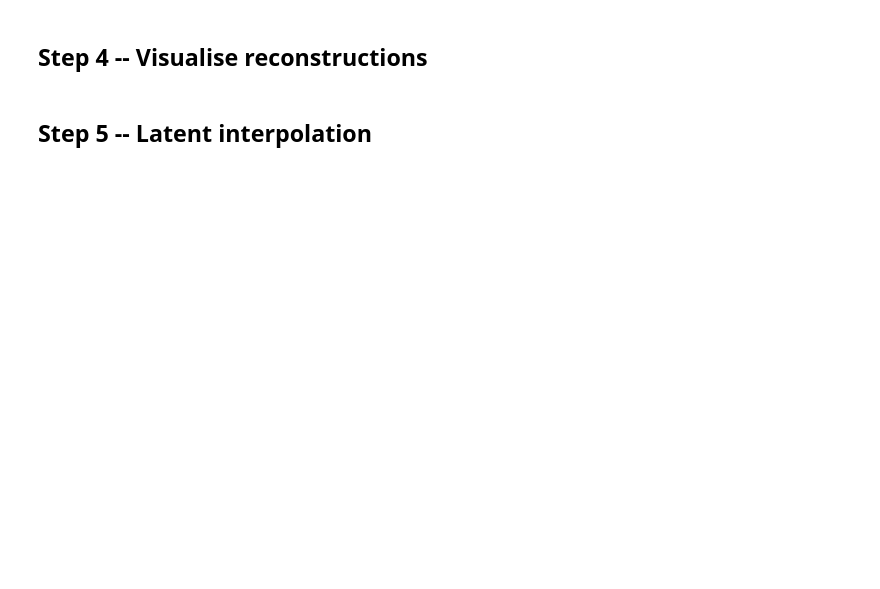
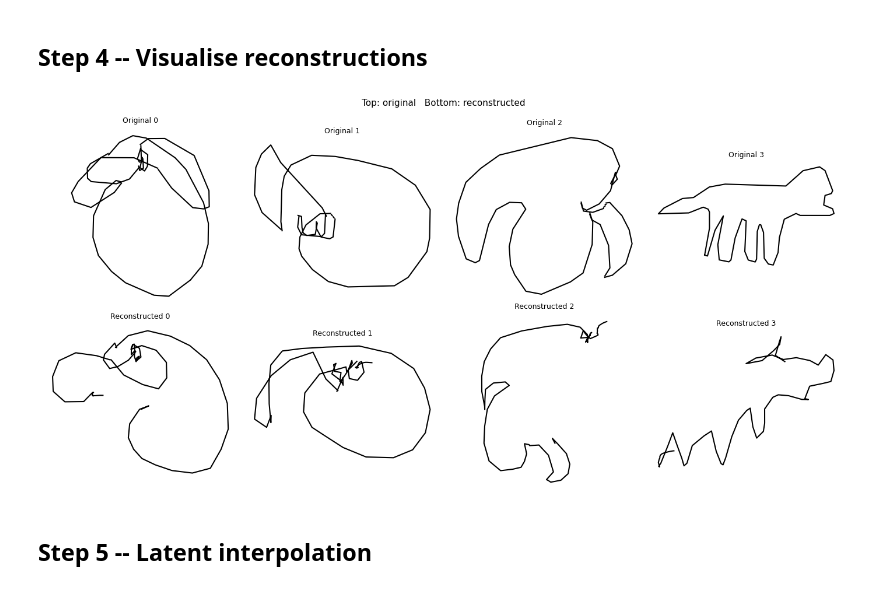
Before and after one commit to avg03/Glyph-atharva, a Jupyter notebook: Week 2/assignment/assignment.ipynb, the cells around one changed output. Drawn from its saved outputs; the diff is of its cells as text; code cells hidden in the pictures; blank space fills up the shorter version.

```diff
--- a/Week 2/assignment/assignment.ipynb
+++ b/Week 2/assignment/assignment.ipynb
@@ -51,7 +317,45 @@ Copy the Encoder, Decoder, SketchVAE, reparameterise, kl_loss, and vae_loss from
 ## Step 4 -- Visualise reconstructions
 # %%
 # TODO: Plot a 2x4 grid: top row = 4 original sketches, bottom row = their reconstructions
-# YOUR CODE HERE
+def stroke3_to_absolute(stroke3):
+    abs_coords = np.cumsum(stroke3[:, :2], axis=0)
+    pen_lifted  = stroke3[:, 2]
+    return abs_coords, pen_lifted
+
+def plot_sketch(stroke3_np, title='', ax=None):
+    coords, pen_lifted = stroke3_to_absolute(stroke3_np)
+    if ax is None:
+        fig, ax = plt.subplots(figsize=(3, 3))
+    ax.set_aspect('equal'); ax.invert_yaxis(); ax.axis('off'); ax.set_title(title, fontsize=9)
+    start = 0
+    for i in range(len(pen_lifted)):
+        if pen_lifted[i] > 0.5:
+            seg = coords[start : i + 1]
+            ax.plot(seg[:, 0], seg[:, 1], 'k-', linewidth=1.5)
+            start = i + 1
+    # Draw the last segment if it wasn't drawn
+    if start < len(coords):
+        seg = coords[start:]
+        ax.plot(seg[:, 0], seg[:, 1], 'k-', linewidth=1.5)
+
+model.eval()
+with torch.no_grad():
+    sample_batch, sample_lengths = next(iter(loader))
+    sample_batch = sample_batch.to(device)
+    recon, mu, logvar = model(sample_batch, sample_lengths)
+
+fig, axes = plt.subplots(2, 4, figsize=(14, 7))
+for i in range(4):
+    original = sample_batch[i].cpu().numpy()
+    reconstructed = recon[i].cpu().numpy()
+    plot_sketch(original,      title=f'Original {i}',       ax=axes[0, i])
+    plot_sketch(reconstructed, title=f'Reconstructed {i}',  ax=axes[1, i])
+
+plt.suptitle('Top: original   Bottom: reconstructed', fontsize=11)
+plt.tight_layout()
+plt.show()
+# %% [output]
+[figure, added]
 # %% [markdown]
 ## Step 5 -- Latent interpolation
 # %%
```
Also changed, not shown: parts of 8 cells of this notebook, 2 other files.
